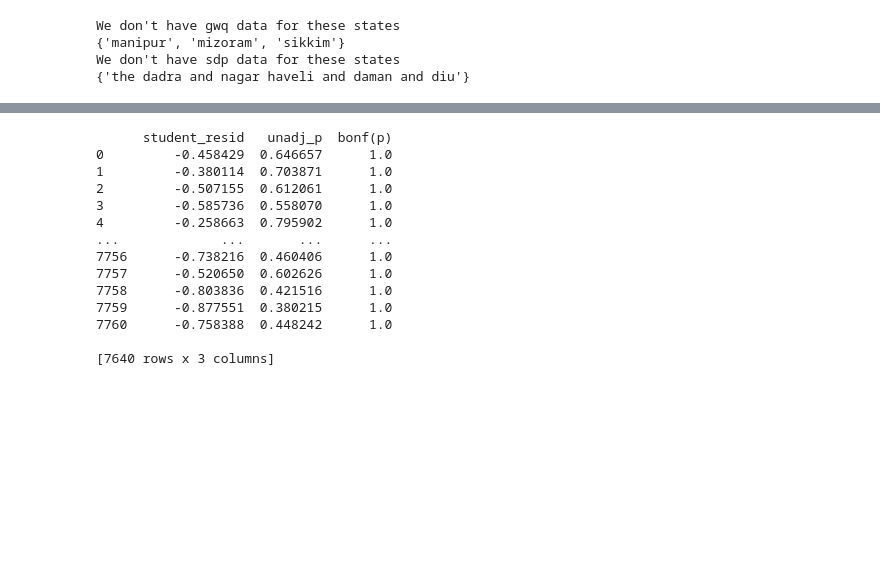
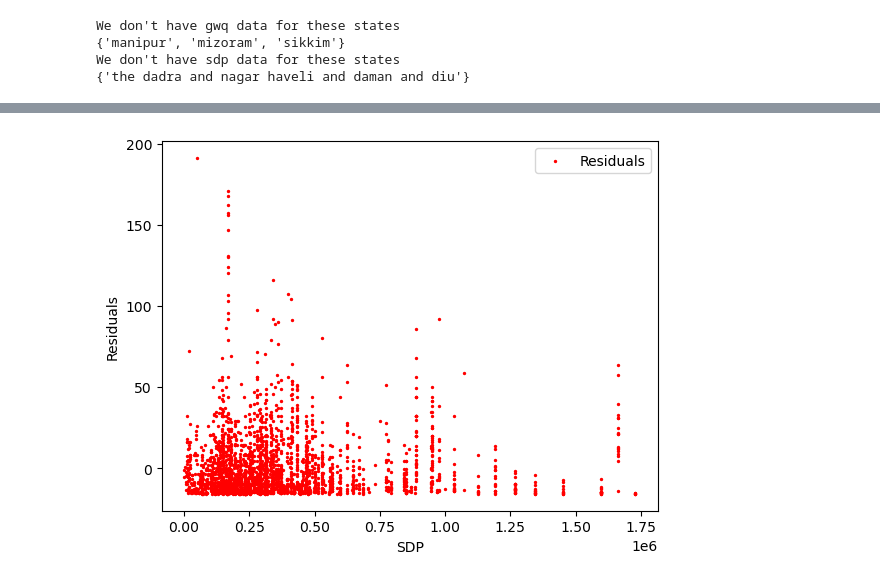
Before and after one commit to 0xGodspeed/econometrics_project, a Jupyter notebook: main.ipynb, the cells around one changed output, grey strips where cells are left out. Cells and saved outputs as stored; diff of their text form; code cells hidden in the pictures; blank space fills up the shorter version.

```diff
--- a/main.ipynb
+++ b/main.ipynb
@@ -255,18 +257,3 @@ plt.show()
 # %%
-test = model.outlier_test()
-print(test)
+# test = model.outlier_test()
+# print(test)
-# %% [output]
-      student_resid   unadj_p  bonf(p)
-0         -0.458429  0.646657      1.0
-1         -0.380114  0.703871      1.0
-2         -0.507155  0.612061      1.0
-3         -0.585736  0.558070      1.0
-4         -0.258663  0.795902      1.0
-...             ...       ...      ...
-7756      -0.738216  0.460406      1.0
-7757      -0.520650  0.602626      1.0
-7758      -0.803836  0.421516      1.0
-7759      -0.877551  0.380215      1.0
-7760      -0.758388  0.448242      1.0
-
-[7640 rows x 3 columns]
@@ -272,0 +273,10 @@ print(test)
+# %%
+# plot residuals vs actual values
+# having ûi,ton Y-axis and SDP on x-axis.
+plt.scatter(gwq_sdp_df['sdp'], residuals, color='red', label='Residuals', s=2)
+plt.xlabel('SDP')
+plt.ylabel('Residuals')
+plt.legend()
+plt.show()
+# %% [output]
+[figure, added]
```
Also changed, not shown: parts of 7 cells of this notebook, 1 other file.
